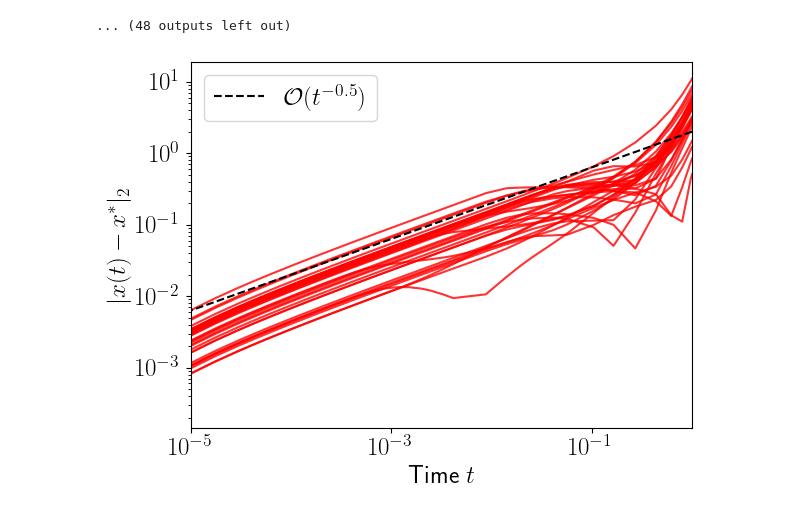
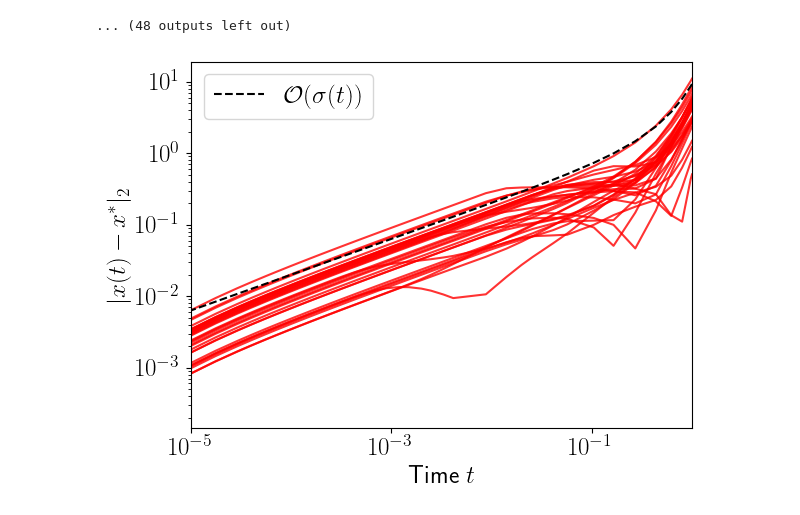
Before and after one commit to baptistar/DiffusionModelDynamics, a Jupyter notebook: 2DGaussianPoints/VE.ipynb, the cells around one changed output. Drawn from its saved outputs; the diff is of its cells as text; code cells hidden in the pictures.

```diff
--- a/2DGaussianPoints/VE.ipynb
+++ b/2DGaussianPoints/VE.ipynb
@@ -122,19 +122,22 @@ for i in range(batch_size):
 [figure]
 ... (48 outputs left out)
 # %%
+# compute expected convergence rate
+true_rate = model.marginal_prob_std(torch.tensor(GMM_t))
+
 plt.figure()
 for i in range(batch_size):
     # compute distance to final point
     res_i = GMM_x[i,:,:]
     dist = torch.sqrt(torch.sum((res_i - res_i[:,-1][:,np.newaxis])**2, axis=0))
     plt.loglog(GMM_t, dist, '-r', alpha=0.8)
-plt.loglog(GMM_t, 2*(GMM_t)**0.5, '--k', label = '$\mathcal{O}(t^{-0.5})$')
+plt.loglog(GMM_t, 2*true_rate, '--k', label = '$\mathcal{O}(\sigma(t))$')
 plt.xlabel('Time $t$')
 plt.ylabel('$|x(t) - x^*|_2$')
 plt.legend()
 plt.xlim(1e-5,1)
 plt.tight_layout()
 plt.savefig(folder + 'exponential_convergence.pdf')
 plt.show()
 # %% [output]
-[figure, old version]
+[figure, new version]
```
Also changed, not shown: 28 other files.
